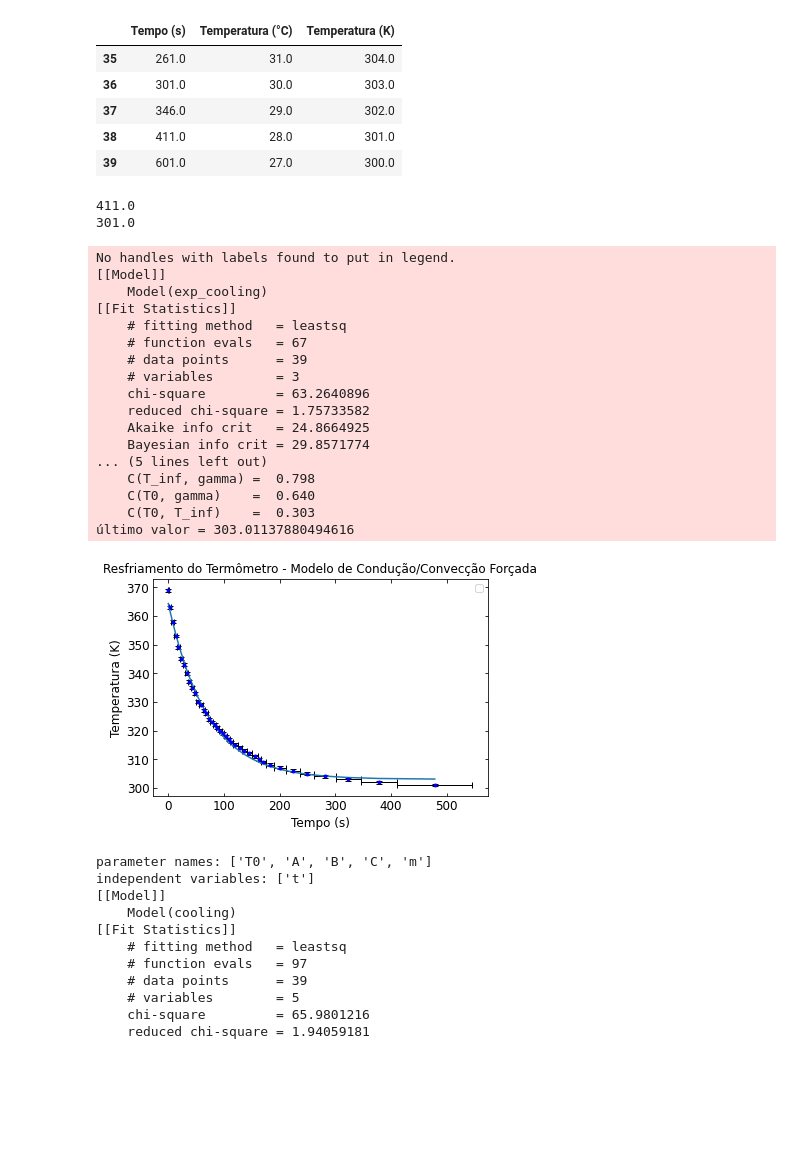
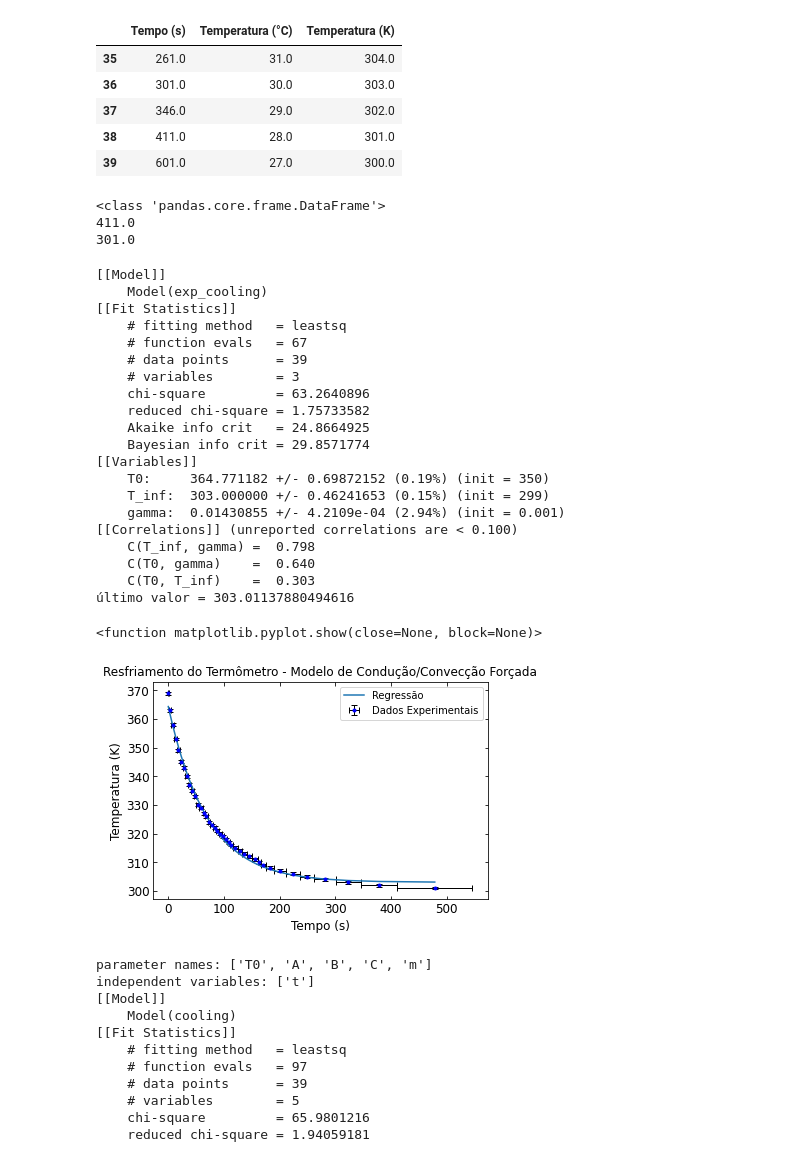
Before and after one commit to PeSader/unicamp, a Jupyter notebook: sem02/f229/exp05/notebook.ipynb, the cells around one changed output. Cells and saved outputs as stored; diff of their text form; code cells hidden in the pictures; blank space fills up the shorter version.

```diff
--- a/sem02/f229/exp05/notebook.ipynb
+++ b/sem02/f229/exp05/notebook.ipynb
@@ -11,7 +11,7 @@ import numpy as np
 import lmfit
 # %%
 # importar os dados
-data = pd.read_excel('resfriamento_termometro.xlsx')
+data = pd.read_excel('./data/termometro.xlsx')
 display(data.tail()); print();
 
 tempo=data['Tempo (s)'].to_numpy()[:-1]
@@ -25,6 +25,7 @@ print(Temperature[-1])
 | 37 | 346.0 | 29.0 | 302.0 |
 | 38 | 411.0 | 28.0 | 301.0 |
 | 39 | 601.0 | 27.0 | 300.0 |
+<class 'pandas.core.frame.DataFrame'>
 411.0
 301.0
 # %%
@@ -57,38 +58,42 @@ def cooling(t,T0,A,B,C,m):
 exp_model=lmfit.Model(exp_cooling)
 
 exp_model.set_param_hint('T0',value=350,min=340,max=370,vary=True)
 exp_model.set_param_hint('T_inf',value=26+273,min=20+273,max=30+273,vary=True)
 exp_model.set_param_hint('gamma',value=0.001,min=0.0001,vary=True)
 param = exp_model.make_params()
 
 results = exp_model.fit(Temperature, t = tempo, params = param)
 print(results.fit_report())
 
 ax1.plot(tempo,results.best_fit)
 ultimo_valor_exp_cooling = results.eval(t=601)
 print("último valor =", ultimo_valor_exp_cooling)
-
-plt.legend(loc='best')
+plt.legend(['Regressão', 'Dados Experimentais'])
 plt.savefig("modelo1.png", dpi=1200)
+plt.show
 # %% [output]
-No handles with labels found to put in legend.
 [[Model]]
     Model(exp_cooling)
 [[Fit Statistics]]
     # fitting method   = leastsq
     # function evals   = 67
     # data points      = 39
     # variables        = 3
     chi-square         = 63.2640896
     reduced chi-square = 1.75733582
     Akaike info crit   = 24.8664925
     Bayesian info crit = 29.8571774
-... (5 lines left out)
+[[Variables]]
+    T0:     364.771182 +/- 0.69872152 (0.19%) (init = 350)
+    T_inf:  303.000000 +/- 0.46241653 (0.15%) (init = 299)
+    gamma:  0.01430855 +/- 4.2109e-04 (2.94%) (init = 0.001)
+[[Correlations]] (unreported correlations are < 0.100)
     C(T_inf, gamma) =  0.798
     C(T0, gamma)    =  0.640
     C(T0, T_inf)    =  0.303
 último valor = 303.01137880494616
+<function matplotlib.pyplot.show(close=None, block=None)>
-[figure, old version]
+[figure, new version]
 # %%
 
 cooling_model=lmfit.Model(cooling)
```
Also changed, not shown: 5 other files.
